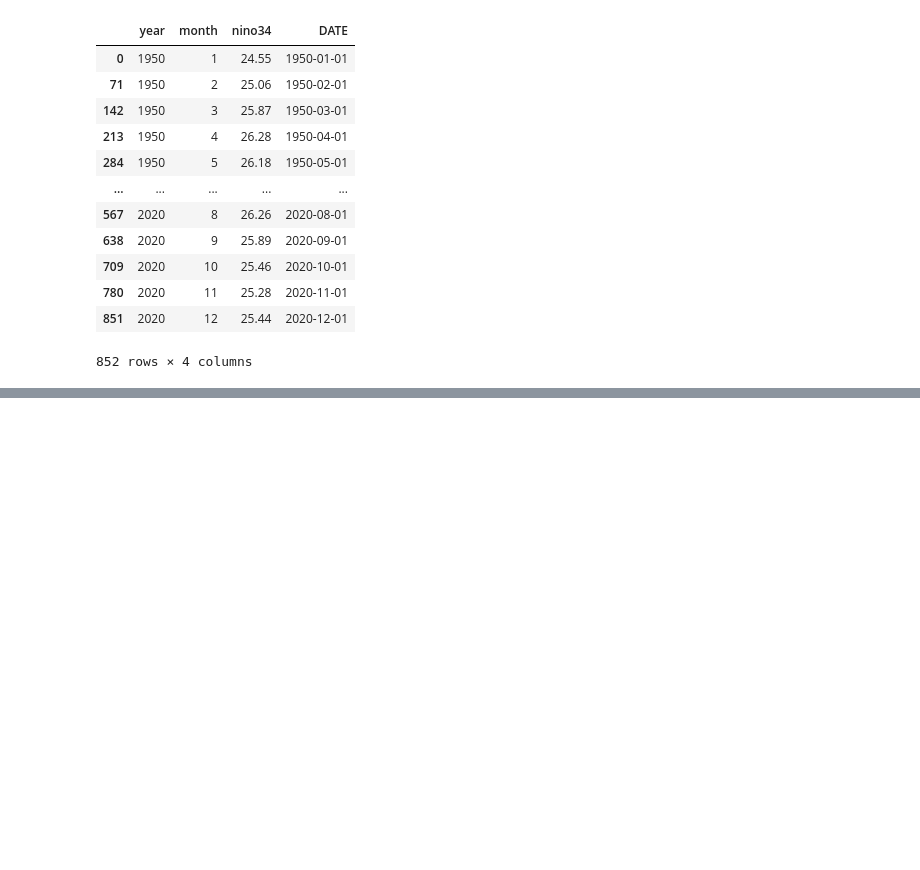
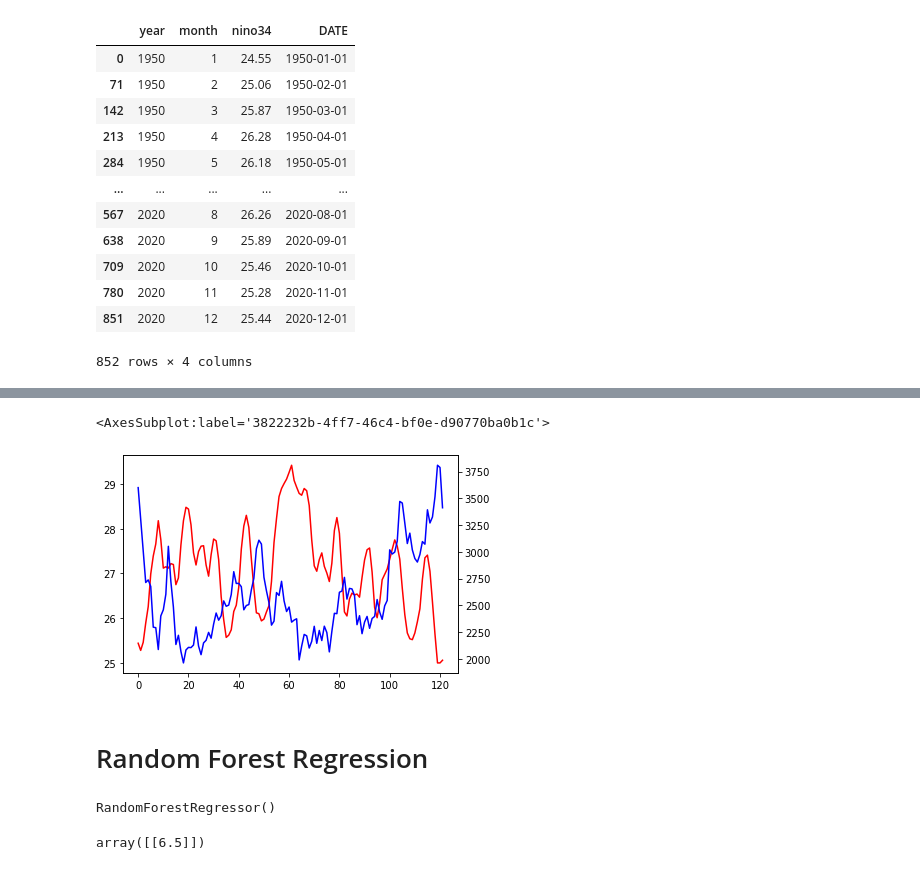
Before and after one commit to Soo-Im/PalmOil, a Jupyter notebook: Nino-Palm.ipynb, the cells around one changed output, grey strips where cells are left out. Saved outputs shown, nothing was run; the diff lists cells and outputs as text; code cells hidden in the pictures; blank space fills up the shorter version.

```diff
--- a/Nino-Palm.ipynb
+++ b/Nino-Palm.ipynb
@@ -109,0 +115,9 @@ ax.set_xticklabels(df['DATE'], rotation=90)
+# %%
+fig, ax = plt.subplots()
+df.nino34.plot(ax=ax, style='r-')
+df.종가.plot(ax=ax, style='b-', secondary_y=True)
+# %% [output]
+<AxesSubplot:label='3822232b-4ff7-46c4-bf0e-d90770ba0b1c'>
+[figure, added]
+# %% [markdown]
+# Random Forest Regression
@@ -109,0 +129,5 @@ ax.set_xticklabels(df['DATE'], rotation=90)
+# %%
+regressor = RandomForestRegressor()
+regressor.fit(x, y)
+# %% [output]
+RandomForestRegressor()
@@ -109,0 +136,4 @@ ax.set_xticklabels(df['DATE'], rotation=90)
+# %%
+np.array([6.5]).reshape(1, 1)
+# %% [output]
+array([[6.5]])
```
Also changed, not shown: parts of 11 cells of this notebook.
